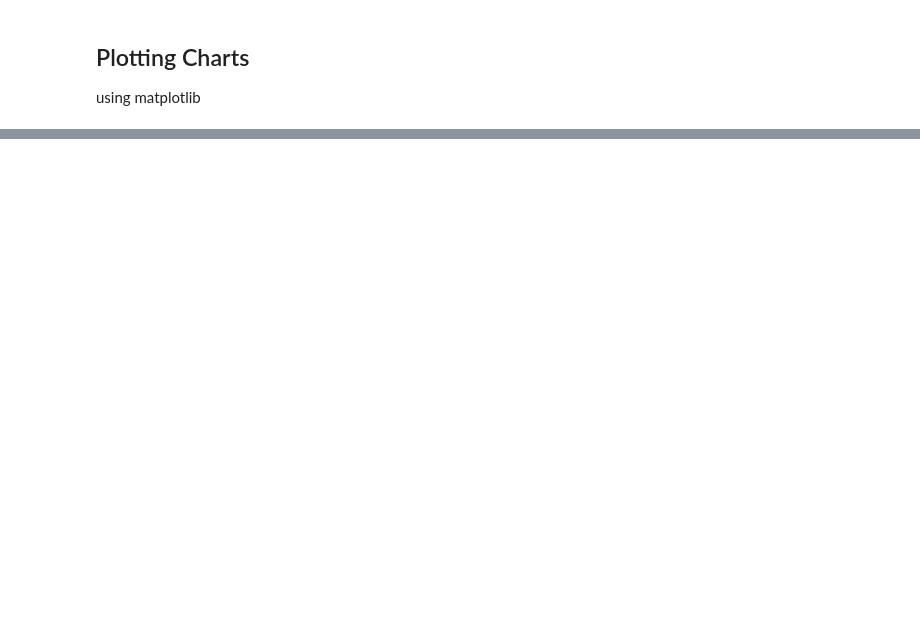
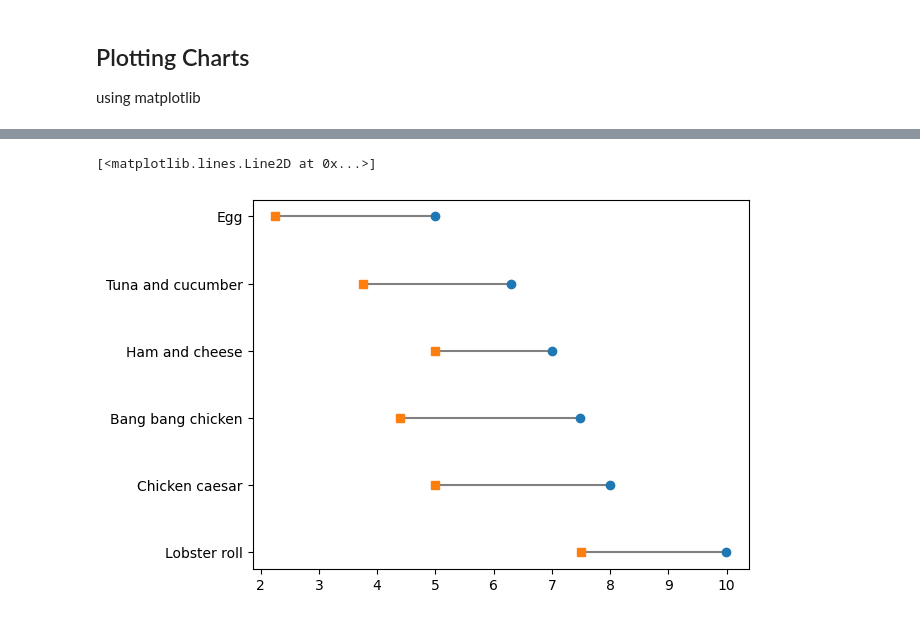
Before and after one commit to azharnian/computer-science-fall-2324, a Jupyter notebook: 11INFORMATIKA/DATASCIENCE/11KOM2/meet03/Plotting Charts.ipynb, the cells around one changed output, grey strips where cells are left out. Drawn from its saved outputs; the diff is of its cells as text; code cells hidden in the pictures; blank space fills up the shorter version.

```diff
--- a/11INFORMATIKA/DATASCIENCE/11KOM2/meet03/Plotting Charts.ipynb
+++ b/11INFORMATIKA/DATASCIENCE/11KOM2/meet03/Plotting Charts.ipynb
@@ -14,0 +25,19 @@ plt.plot(year, christian)
+# %%
+name_list = [
+    'Lobster roll',
+    'Chicken caesar',
+    'Bang bang chicken',
+    'Ham and cheese',
+    'Tuna and cucumber',
+    'Egg'
+]
+
+boston_price_list = [9.99, 7.99, 7.49, 7, 6.29, 4.99]
+london_price_list = [7.5, 5, 4.4, 5, 3.75, 2.25]
+
+plt.hlines(name_list, boston_price_list, london_price_list, color="gray")
+plt.plot(boston_price_list, name_list, marker="o", linestyle="", label="boston")
+plt.plot(london_price_list, name_list, marker="s", linestyle="", label="london")
+# %% [output]
+[<matplotlib.lines.Line2D at 0x...>]
+[figure, added]
```
Also changed, not shown: parts of 2 cells of this notebook, 6 other files.
